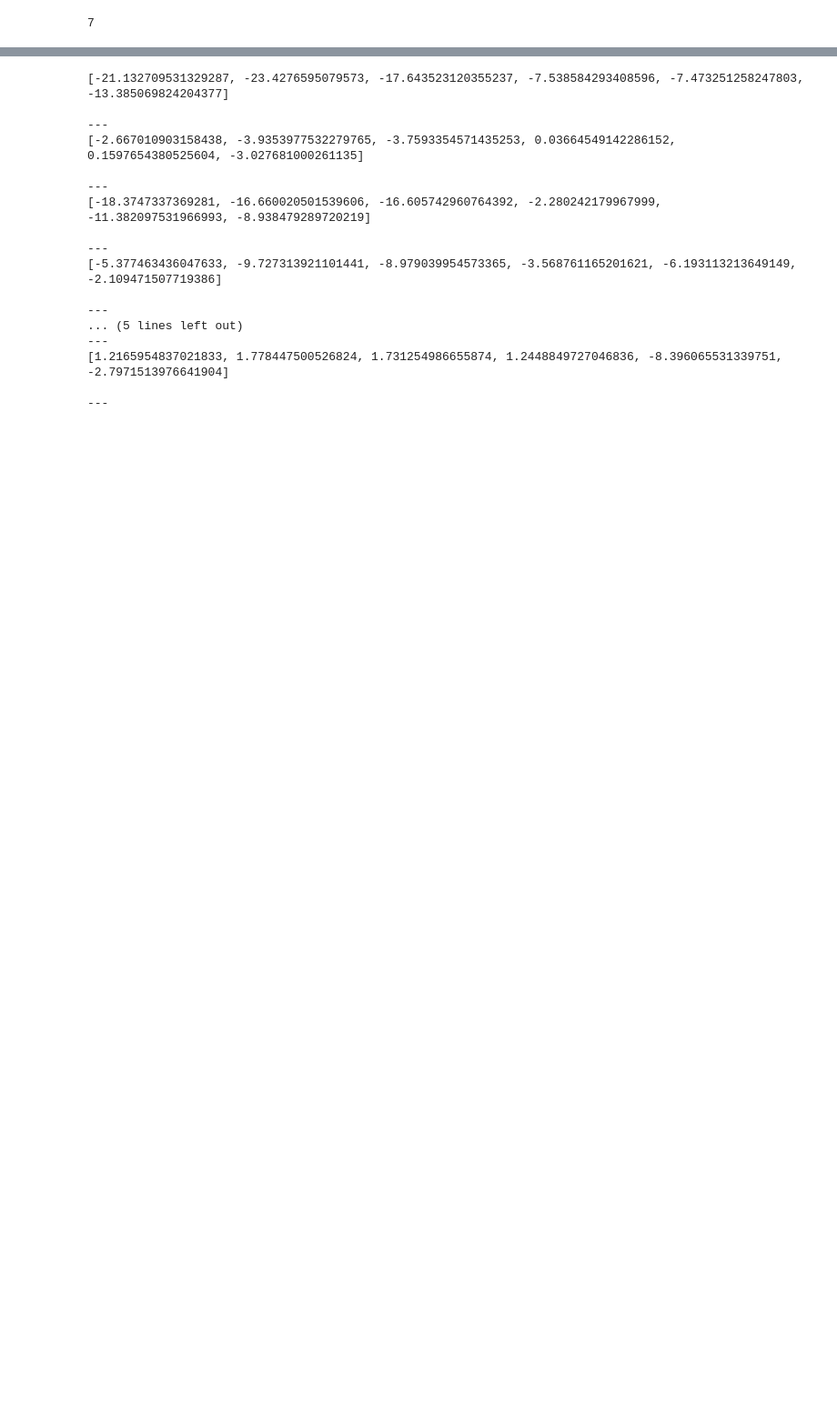
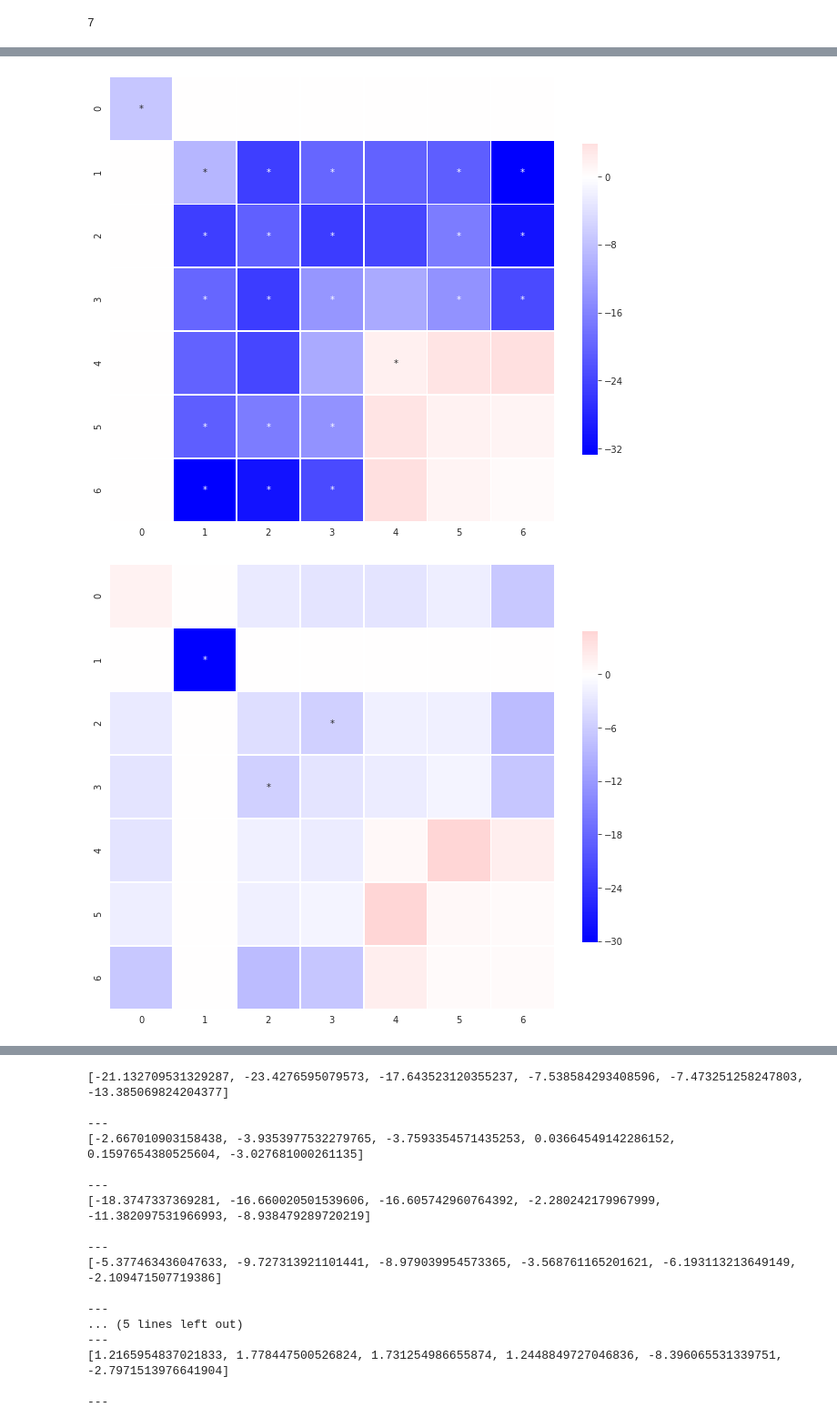
Before and after one commit to Shreyder93/whobpyt, a Jupyter notebook: scratch/WhoBPyT_isolated_OUTER_Ntwx_all_subs.ipynb, the cells around one changed output, grey strips where cells are left out. Shown at 91% size. Cells and saved outputs as stored; diff of their text form; code cells hidden in the pictures; blank space fills up the shorter version.

Commit message:
included motor task fMRI whobpyt runs with graphs/plots/figs - 29/12/2023

```diff
--- a/scratch/WhoBPyT_isolated_OUTER_Ntwx_all_subs.ipynb
+++ b/scratch/WhoBPyT_isolated_OUTER_Ntwx_all_subs.ipynb
@@ -1035,0 +985,18 @@ for i in range(7):
+# %%
+def corrected_sig_bools(ntwx_idx):
+    boolean_3d_array = all_ntwx_sig_tables[ntwx_idx].copy()
+    for i in range(7):
+        boolean_3d_array[i][ntwx_idx] = 0
+        boolean_3d_array[ntwx_idx][i] = 0
+
+    boolean_3d_array[ntwx_idx][ntwx_idx] = 1
+
+    return boolean_3d_array
+# %%
+corrected_vis_bool_sig_table = corrected_sig_bools(0)
+corrected_smt_bool_sig_table = corrected_sig_bools(1)
+corrected_dan_bool_sig_table = corrected_sig_bools(2)
+corrected_van_bool_sig_table = corrected_sig_bools(3)
+corrected_lim_bool_sig_table = corrected_sig_bools(4)
+corrected_fpn_bool_sig_table = corrected_sig_bools(5)
+corrected_dmn_bool_sig_table = corrected_sig_bools(6)
@@ -1035,0 +1013,8 @@ for i in range(7):
+# %%
+corrected_all_ntwx_sig_tables = [corrected_vis_bool_sig_table,
+corrected_smt_bool_sig_table,
+corrected_dan_bool_sig_table,
+corrected_van_bool_sig_table,
+corrected_lim_bool_sig_table,
+corrected_fpn_bool_sig_table,
+corrected_dmn_bool_sig_table]
@@ -1035,0 +1038,12 @@ for i in range(7):
+# %%
+annotations = np.where(corrected_all_ntwx_sig_tables[0], '*', '')
+# annotations
+# %%
+for i in range(7):
+    fig,ax=plt.subplots(figsize=(11,9))
+    annotations = np.where(corrected_all_ntwx_sig_tables[i], '*', '')
+    sns.heatmap(percent_change_all_ntwx_all_vals[i,:,:], annot=annotations, fmt="", cmap=cmap, linewidths=.5, square=True, cbar_kws={"shrink": 0.7},center=0)
+    plt.show()
+# %% [output]
+[figure, added]
+[figure, added]
```
Also changed, not shown: parts of 72 cells of this notebook, 4 other files.
